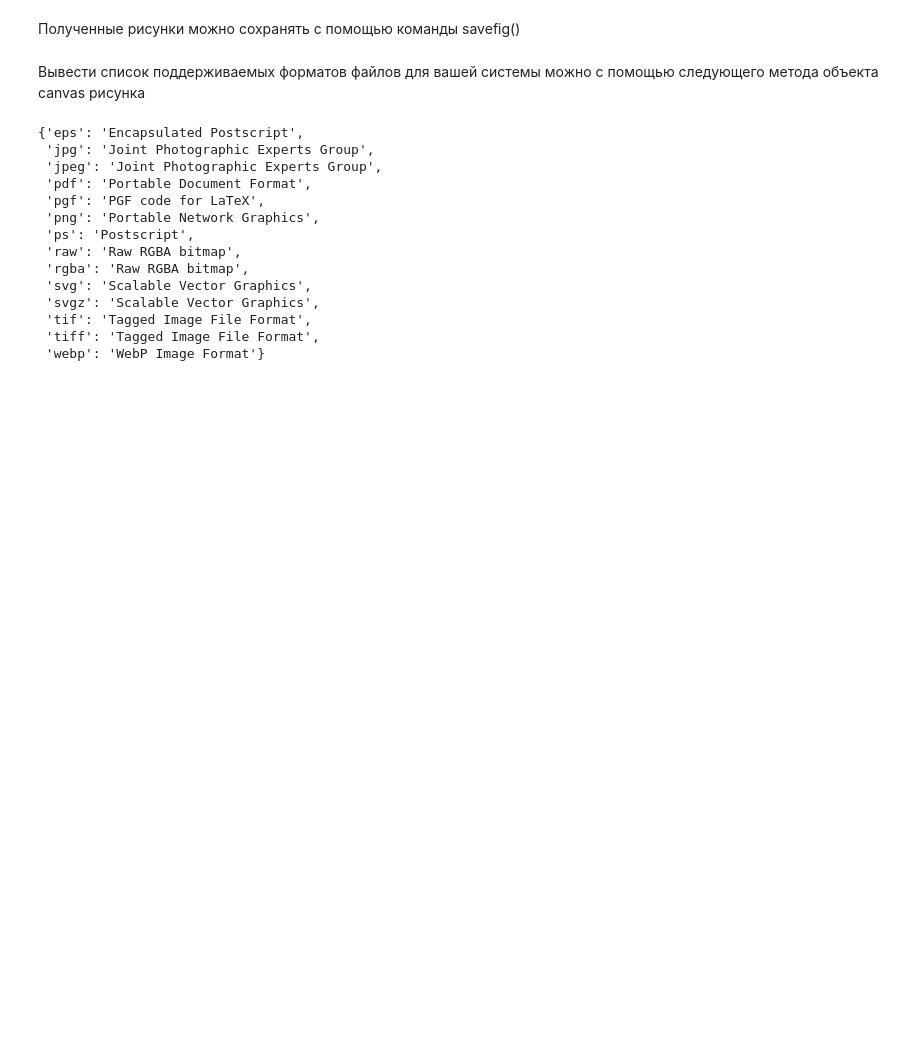
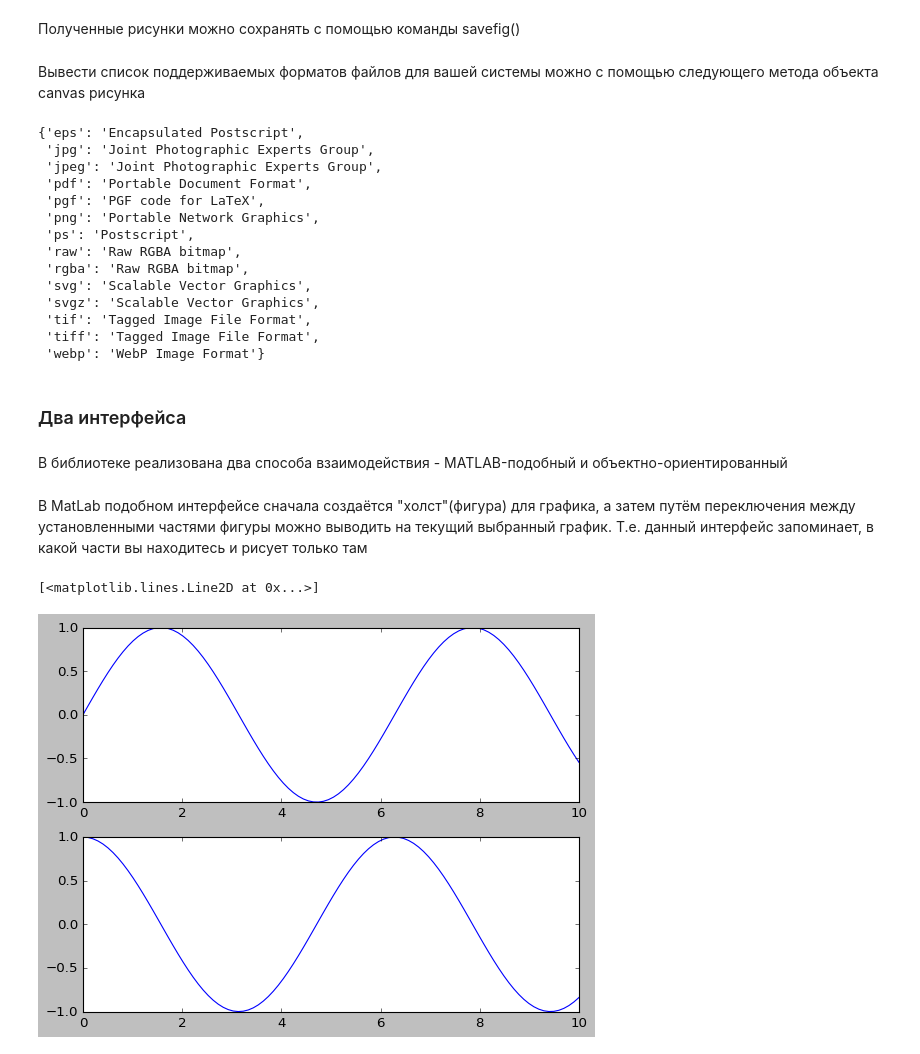
Before and after one commit to Mentaltired/Python_data_science_handbook_abstract, a Jupyter notebook: Глава 4. Matplotlib.ipynb, the cells around one changed output. Drawn from its saved outputs; the diff is of its cells as text; code cells hidden in the pictures; blank space fills up the shorter version.

```diff
--- a/Глава 4. Matplotlib.ipynb
+++ b/Глава 4. Matplotlib.ipynb
@@ -59,3 +61,21 @@ fig.canvas.get_supported_filetypes()
  'tif': 'Tagged Image File Format',
  'tiff': 'Tagged Image File Format',
  'webp': 'WebP Image Format'}
+# %% [markdown]
+### Два интерфейса
+# %% [markdown]
+В библиотеке реализована два способа взаимодействия - MATLAB-подобный и объектно-ориентированный
+# %% [markdown]
+В MatLab подобном интерфейсе сначала создаётся "холст"(фигура) для графика, а затем путём переключения между установленными частями фигуры можно выводить на текущий выбранный график. Т.е. данный интерфейс запоминает, в какой части вы находитесь и рисует только там
+# %%
+plt.figure() # Создаем рисунок для графика
+# Создаем первую из двух областей графика и задаем текущую ось
+plt.subplot(2, 1, 1) # (rows, columns, panel number)
+plt.plot(x, np.sin(x))
+
+# Создаем вторую область и задаем текущую ось
+plt.subplot(2, 1, 2)
+plt.plot(x, np.cos(x))
+# %% [output]
+[<matplotlib.lines.Line2D at 0x...>]
+[figure, added]
```
Also changed, not shown: parts of 58 cells of this notebook.
